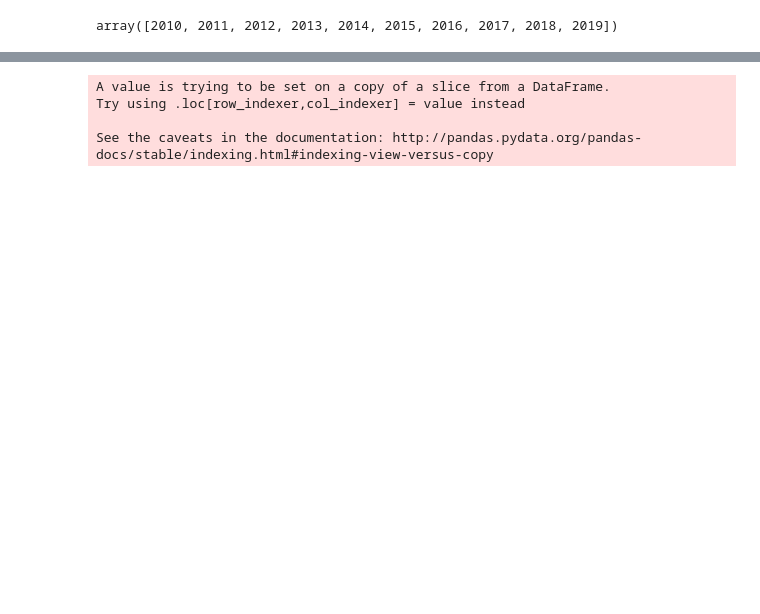
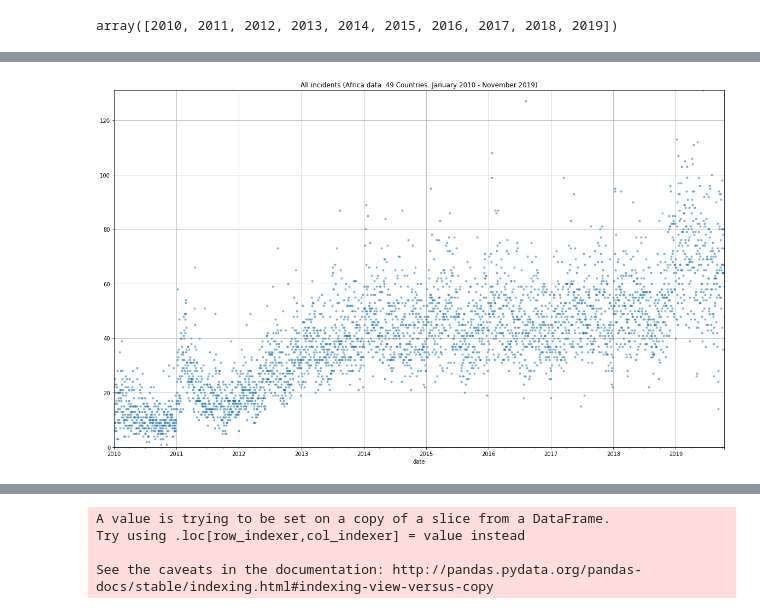
Before and after one commit to cmdelaserna/press-freedom, a Jupyter notebook: notebooks/ACLED data - Africa dataset.ipynb, the cells around one changed output, grey strips where cells are left out. Saved outputs shown, nothing was run; the diff lists cells and outputs as text; code cells hidden in the pictures; blank space fills up the shorter version.

```diff
--- a/notebooks/ACLED data - Africa dataset.ipynb
+++ b/notebooks/ACLED data - Africa dataset.ipynb
@@ -93,0 +80,3 @@ DatetimeIndex(['2010-12-31', '2011-12-31', '2012-12-31', '2013-12-31', '2014-12-
+# %%
+incidents = filtered_data.groupby(['date'])['event_type'].count()
+incidents.head()
@@ -93,0 +91,16 @@ DatetimeIndex(['2010-12-31', '2011-12-31', '2012-12-31', '2013-12-31', '2014-12-
+# %%
+# Time series plots
+# https://preinventedwheel.com/easy-python-time-series-plots-with-matplotlib/
+
+plt.rcParams['figure.figsize'] = (20, 12)
+incidents.plot(style ='.', alpha = 0.5)\
+    .set_ylim(0,incidents.values.max())
+
+plt.grid()
+
+plt.title('All incidents (Africa data. {} Countries. January 2010 - November 2019)'\
+           .format(filtered_data.country.nunique()))
+
+plt.show()
+# %% [output]
+[figure, added]
```
Also changed, not shown: parts of 51 cells of this notebook.
